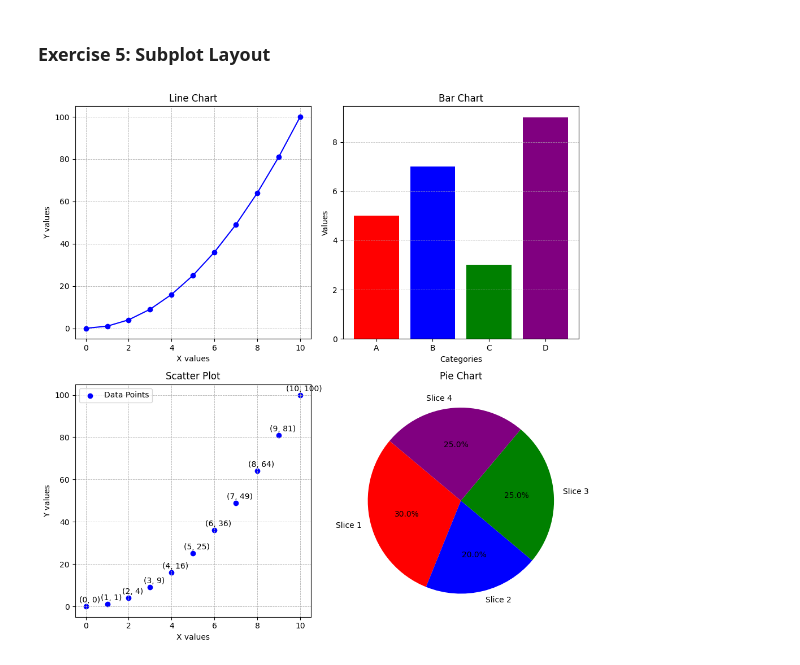
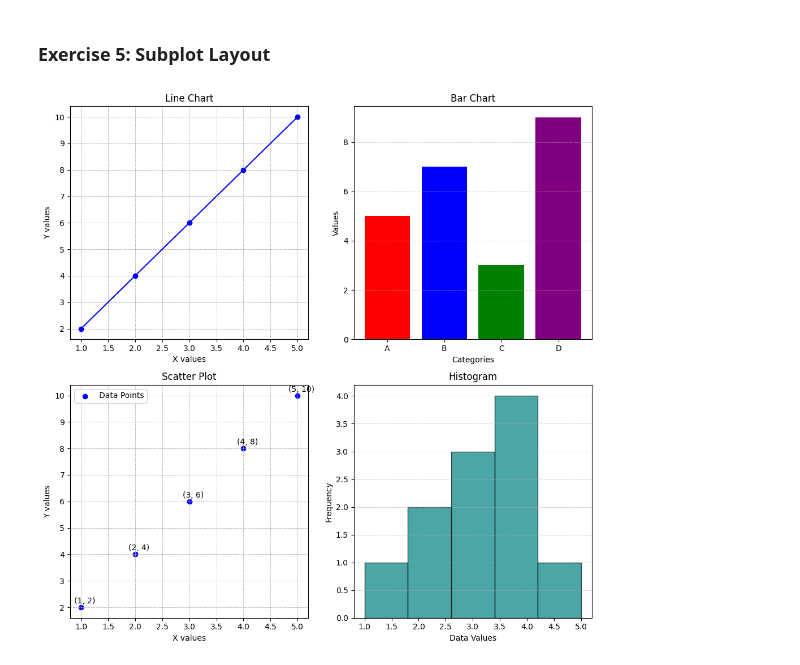
Before and after one commit to Nethramc/python-jupyter-template, a Jupyter notebook: src/5-subplot.ipynb, the cells around one changed output. Cells and saved outputs as stored; diff of their text form; code cells hidden in the pictures.

```diff
--- a/src/5-subplot.ipynb
+++ b/src/5-subplot.ipynb
@@ -3,51 +3,58 @@
 # %%
 # TASK: Create a 2x2 subplot layout.
 # Plot a line chart in the first subplot, a bar chart in the second, a scatter plot in the third, and a pie chart in the fourth.
 import matplotlib.pyplot as plt
 import numpy as np
 
-# Data for plots
-x = [0,1,2,3,4,5, 6,7,8,9,10]
-y = [0,1,4,9,16,25,36,49,64,81,100]
-categories = ['A', 'B', 'C', 'D']
-values = [5, 7, 3, 9]
-colors = ['red', 'blue', 'green', 'purple']
-pie_values = [30, 20, 25, 25]
-pie_labels = ['Slice 1', 'Slice 2', 'Slice 3', 'Slice 4']
+try:
+    # Data for plots
+    x = np.arange(1, 6)
+    y = x * 2
+    categories = ['A', 'B', 'C', 'D']
+    values = [5, 7, 3, 9]
+    colors = ['red', 'blue', 'green', 'purple']
+    pie_values = [30, 20, 25, 25]
+    pie_labels = ['Slice 1', 'Slice 2', 'Slice 3', 'Slice 4']
+    data = [1, 2, 2, 3, 3, 3, 4, 4, 4, 4, 5]
 
-# Create a 2x2 subplot layout
-fig, axes = plt.subplots(2, 2, figsize=(10, 10))
+    # Create a 2x2 subplot layout
+    fig, axes = plt.subplots(2, 2, figsize=(10, 10))
 
-# Line plot
-axes[0, 0].plot(x, y, marker='o', linestyle='-', color='b')
-axes[0, 0].set_title("Line Chart")
-axes[0, 0].set_xlabel("X values")
-axes[0, 0].set_ylabel("Y values")
-axes[0, 0].grid(True, linestyle='--', linewidth=0.6)
+    # Line plot
+    axes[0, 0].plot(x, y, marker='o', linestyle='-', color='b')
+    axes[0, 0].set_title("Line Chart")
+    axes[0, 0].set_xlabel("X values")
+    axes[0, 0].set_ylabel("Y values")
+    axes[0, 0].grid(True, linestyle='--', linewidth=0.6)
 
-# Bar chart
-axes[0, 1].bar(categories, values, color=colors)
-axes[0, 1].set_title("Bar Chart")
-axes[0, 1].set_xlabel("Categories")
-axes[0, 1].set_ylabel("Values")
-axes[0, 1].grid(axis='y', linestyle='--', linewidth=0.6, alpha=0.7)
+    # Bar chart
+    axes[0, 1].bar(categories, values, color=colors)
+    axes[0, 1].set_title("Bar Chart")
+    axes[0, 1].set_xlabel("Categories")
+    axes[0, 1].set_ylabel("Values")
+    axes[0, 1].grid(axis='y', linestyle='--', linewidth=0.6, alpha=0.7)
 
-# Scatter plot
-axes[1, 0].scatter(x, y, color='blue', label='Data Points')
-for i in range(len(x)):
-    axes[1, 0].annotate(f'({x[i]}, {y[i]})', (x[i], y[i]), textcoords="offset points", xytext=(5,5), ha='center')
-axes[1, 0].set_title("Scatter Plot")
-axes[1, 0].set_xlabel("X values")
-axes[1, 0].set_ylabel("Y values")
-axes[1, 0].grid(True, linestyle='--', linewidth=0.6)
-axes[1, 0].legend()
+    # Scatter plot
+    axes[1, 0].scatter(x, y, color='blue', label='Data Points')
+    for i in range(len(x)):
+        axes[1, 0].annotate(f'({x[i]}, {y[i]})', (x[i], y[i]), textcoords="offset points", xytext=(5,5), ha='center')
+    axes[1, 0].set_title("Scatter Plot")
+    axes[1, 0].set_xlabel("X values")
+    axes[1, 0].set_ylabel("Y values")
+    axes[1, 0].grid(True, linestyle='--', linewidth=0.6)
+    axes[1, 0].legend()
 
-# Pie chart
-axes[1, 1].pie(pie_values, labels=pie_labels, autopct='%1.1f%%', colors=colors, startangle=140)
-axes[1, 1].set_title("Pie Chart")
+    # Histogram
+    axes[1, 1].hist(data, bins=5, color='teal', edgecolor='black', alpha=0.7)
+    axes[1, 1].set_title("Histogram")
+    axes[1, 1].set_xlabel("Data Values")
+    axes[1, 1].set_ylabel("Frequency")
+    axes[1, 1].grid(axis='y', linestyle='--', linewidth=0.6, alpha=0.7)
 
-# Adjust layout and display the plot
-plt.tight_layout()
-plt.show()
+    # Adjust layout and display the plot
+    plt.tight_layout()
+    plt.show()
+except Exception as e:
+    print(f"An error occurred: {e}")
 # %% [output]
-[figure, old version]
+[figure, new version]
```
